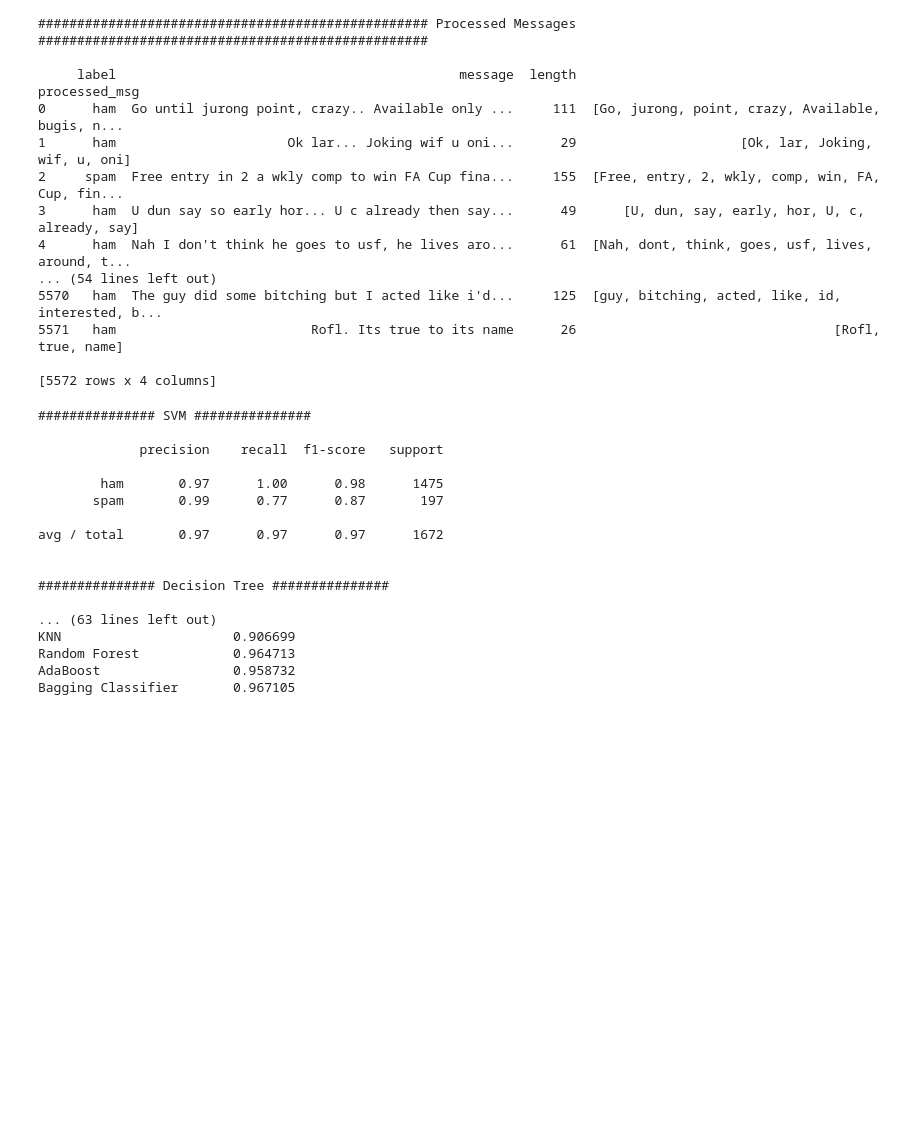
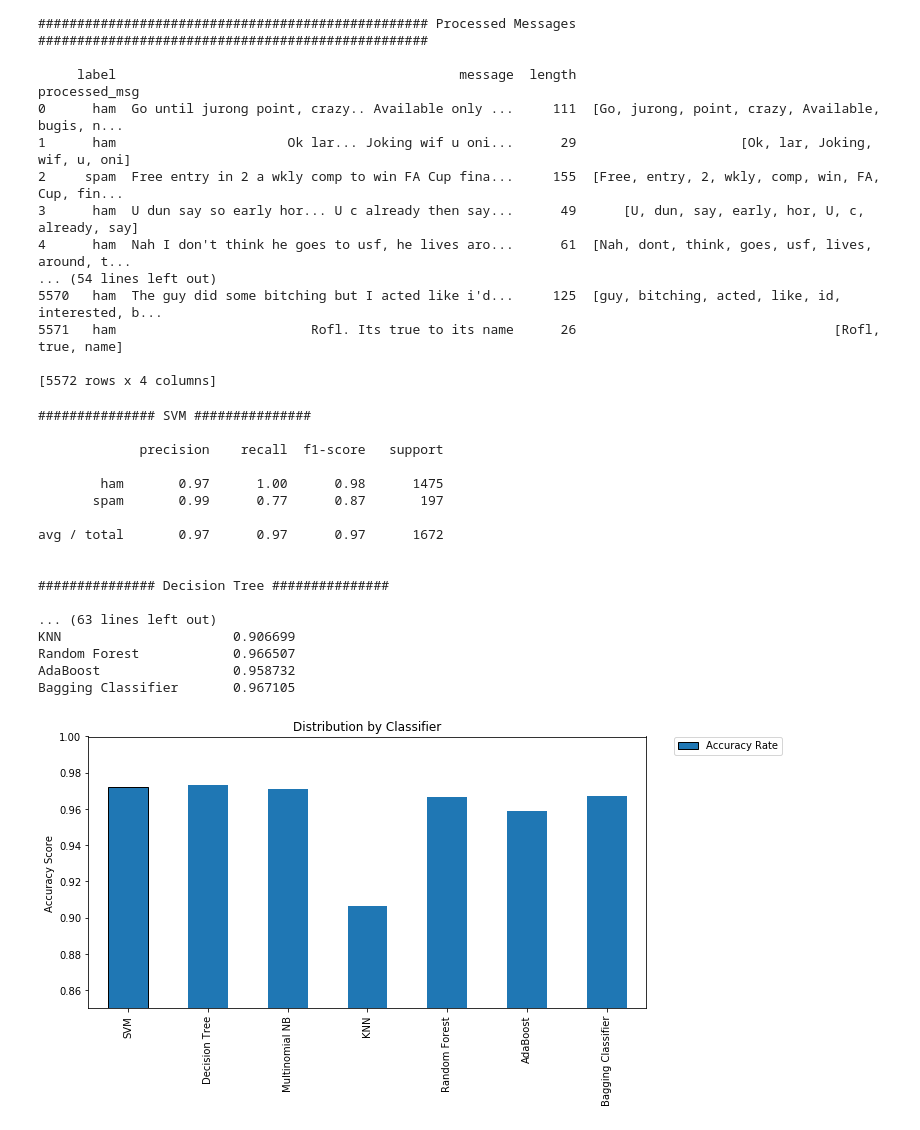
Before and after one commit to rohan8594/SMS-Spam-Detection, a Jupyter notebook: CSC 869 - Term Project.ipynb, the cells around one changed output. Cells and saved outputs as stored; diff of their text form; code cells hidden in the pictures; blank space fills up the shorter version.

```diff
--- a/CSC 869 - Term Project.ipynb
+++ b/CSC 869 - Term Project.ipynb
@@ -190,7 +190,10 @@ if __name__ == "__main__":
 #
 # Date:        05/10/2018
 #
-# Description:
+# Description: This script contains the main sms classification code. We first load the processed
+#              messages, convert each message into a bag of words and then into a tfidf vector
+#              representation. Then we split the tfidf feature vector into training and test sets,
+#              build our classifier on the training set, and test it on the test set.
 
 import pandas as pd
 import pickle
@@ -206,6 +209,8 @@ from sklearn.ensemble import AdaBoostClassifier
 from sklearn.ensemble import BaggingClassifier
 from sklearn.metrics import accuracy_score
 from sklearn.metrics import classification_report
+import matplotlib.pyplot as plt
+%matplotlib inline
 
 def Tfidf_Vectorization(messages):
     '''
@@ -246,7 +251,7 @@ def main():
 
     svm = SVC(kernel = 'sigmoid', gamma = 1.0)
     dtree = DecisionTreeClassifier()
-    mnb = MultinomialNB()
+    mnb = MultinomialNB(alpha = 0.2)
     knn = KNeighborsClassifier()
     rfc = RandomForestClassifier()
     ada_boost = AdaBoostClassifier()
@@ -266,37 +271,45 @@ def main():
     accuracy = pd.DataFrame.from_items(pred_scores, orient = 'index', columns = ['Accuracy Rate'])
     print('\n')
     print(accuracy)
+    print('\n')
+
+    #plot accuracy scores in a bar plot
+    accuracy.plot(kind =  'bar', ylim=(0.85,1.0), edgecolor='black', figsize=(10,5))
+    plt.ylabel('Accuracy Score')
+    plt.title('Distribution by Classifier')
+    plt.legend(bbox_to_anchor=(1.05, 1), loc=2, borderaxespad=0.)
 
     '''
     train_classifier(mnb, X_train, y_train)
     pred = predict_labels(mnb, X_test)
 
     print(pred)
     print('\n')
     print('Accuracy Score:', accuracy_score(y_test, pred))
     print('\n')
     print(classification_report(y_test, pred))
     '''
 
 if __name__ == "__main__":
     main()
 # %% [output]
 ############### SVM ###############
 
              precision    recall  f1-score   support
 
         ham       0.97      1.00      0.98      1475
        spam       0.99      0.77      0.87       197
 
 avg / total       0.97      0.97      0.97      1672
 
 
 ############### Decision Tree ###############
 
 ... (63 lines left out)
 KNN                      0.906699
-Random Forest            0.964713
+Random Forest            0.966507
 AdaBoost                 0.958732
 Bagging Classifier       0.967105
+[figure, added]
 # %%
 test_tfidf = pickle.load(open("output/tfidf_vector.pickle", "rb"))
```
